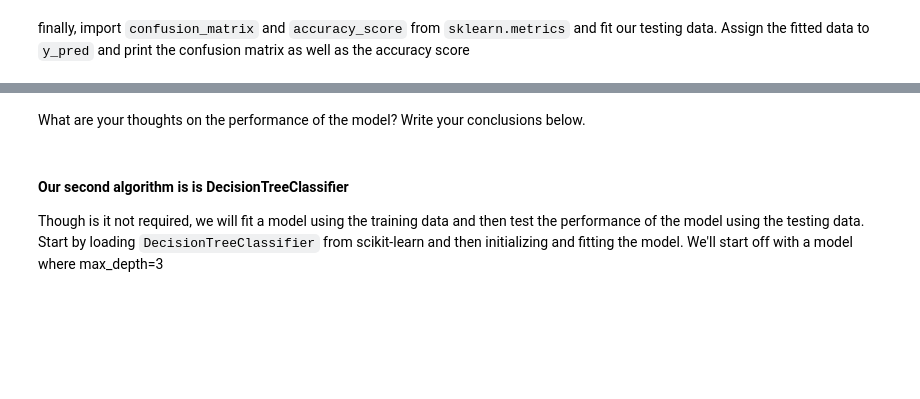
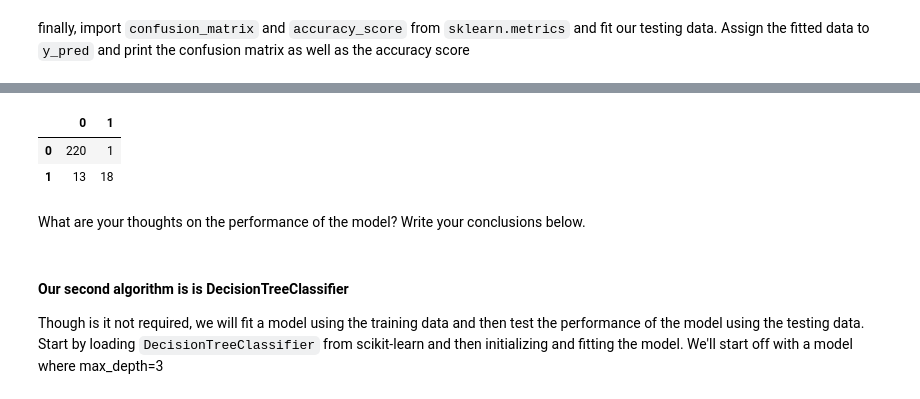
Before and after one commit to xrodrimo/lab-supervised-learning, a Jupyter notebook: your-code/main.ipynb, the cells around one changed output, grey strips where cells are left out. Saved outputs shown, nothing was run; the diff lists cells and outputs as text; code cells hidden in the pictures; blank space fills up the shorter version.

```diff
--- a/your-code/main.ipynb
+++ b/your-code/main.ipynb
@@ -186,3 +395,7 @@ from sklearn.model_selection import train_test_split
+# %%
+X = website_dummy.drop(columns=["Type"])
+y = website_dummy["Type"]
+X_train, X_test, y_train, y_test = train_test_split(X, y, test_size = 0.2)
 # %% [markdown]
 #### In this lab, we will try two different models and compare our results.
 
@@ -192,2 +403,4 @@ The first model we will use in this lab is logistic regression. We have previous
+# %%
+model = LogisticRegression(max_iter=1000000)
 # %% [markdown]
 Next, fit the model to our training data. We have already separated our data into 4 parts. Use those in your model.
@@ -195,0 +407,2 @@ Next, fit the model to our training data. We have already separated our data int
+# %%
+model.fit(X_train, y_train)
@@ -199,0 +413,3 @@ finally, import `confusion_matrix` and `accuracy_score` from `sklearn.metrics` a
+# %%
+y_pred = model.predict(X_test)
+y_pred
@@ -200,2 +429,8 @@ finally, import `confusion_matrix` and `accuracy_score` from `sklearn.metrics` a
+# %%
+pd.DataFrame(confusion_matrix(y_test, y_pred))
+# %% [output]
+|  | 0 | 1 |
+| 0 | 220 | 1 |
+| 1 | 13 | 18 |
 # %% [markdown]
 What are your thoughts on the performance of the model? Write your conclusions below.
```
Also changed, not shown: parts of 62 cells of this notebook.
